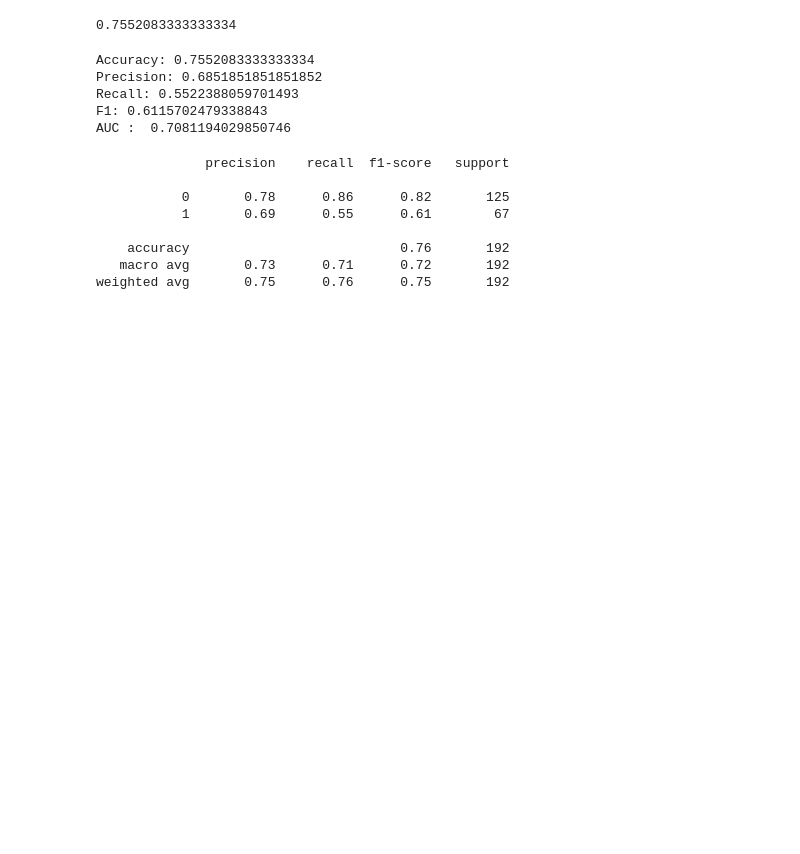
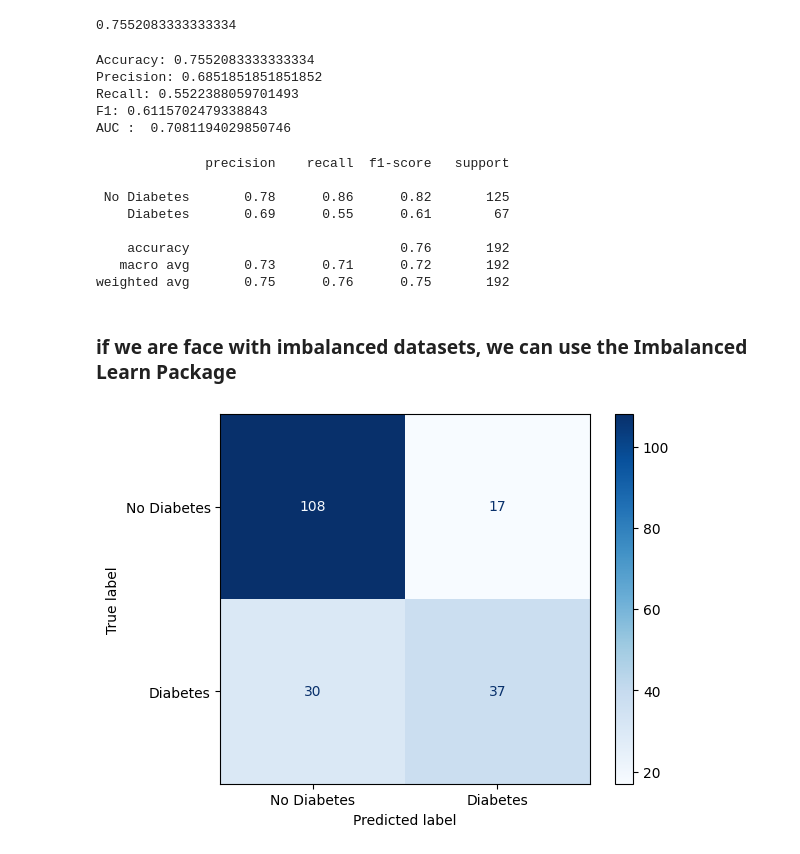
Before and after one commit to Thoprr/MLforDS, a Jupyter notebook: Exo/exo_6.ipynb, the cells around one changed output. Saved outputs shown, nothing was run; the diff lists cells and outputs as text; code cells hidden in the pictures; blank space fills up the shorter version.

```diff
--- a/Exo/exo_6.ipynb
+++ b/Exo/exo_6.ipynb
@@ -42,13 +42,22 @@ F1: 0.6115702479338843
 AUC :  0.7081194029850746
 # %%
 from sklearn.metrics import classification_report
-print(classification_report(y_test, y_pred))
+print(classification_report(y_test, y_pred, target_names = ['No Diabetes', 'Diabetes']))
 # %% [output]
               precision    recall  f1-score   support
 
-           0       0.78      0.86      0.82       125
-           1       0.69      0.55      0.61        67
+ No Diabetes       0.78      0.86      0.82       125
+    Diabetes       0.69      0.55      0.61        67
 
     accuracy                           0.76       192
    macro avg       0.73      0.71      0.72       192
 weighted avg       0.75      0.76      0.75       192
+# %% [markdown]
+### if we are face with imbalanced datasets, we can use the Imbalanced Learn Package
+# %%
+from sklearn.metrics import ConfusionMatrixDisplay
+import matplotlib.pyplot as plt
+ConfusionMatrixDisplay.from_predictions(y_test, y_pred, display_labels=['No Diabetes', 'Diabetes'], cmap=plt.cm.Blues)
+plt.show()
+# %% [output]
+[figure, added]
```
Also changed, not shown: parts of 2 cells of this notebook, 1 other file.
